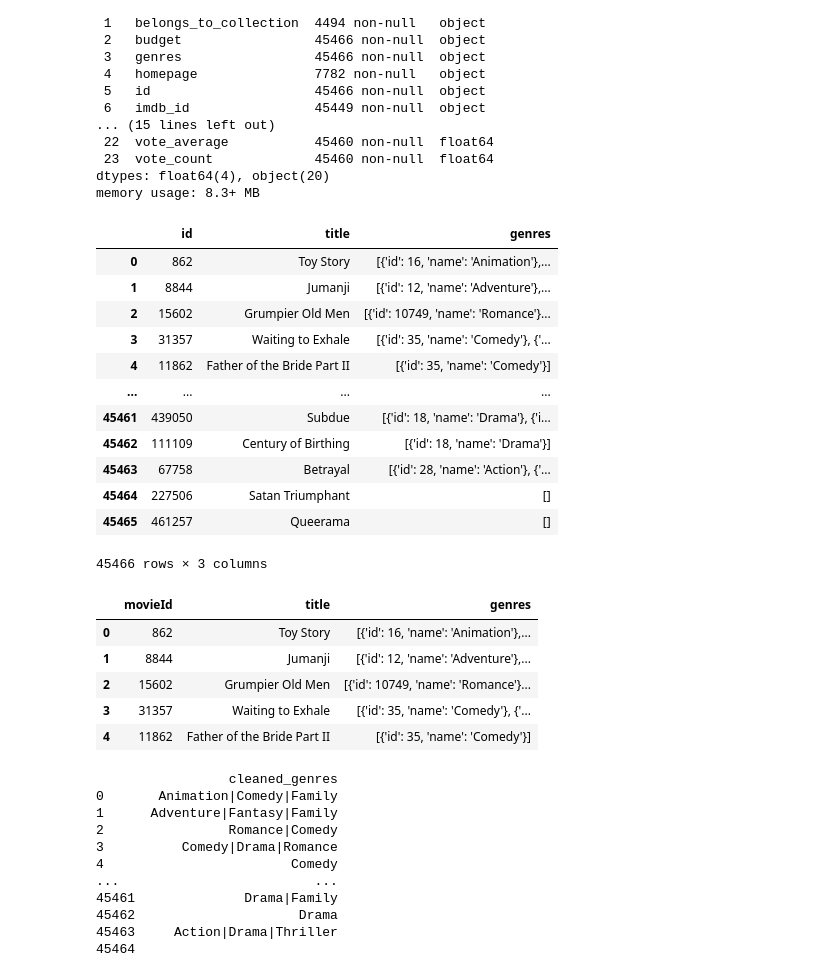
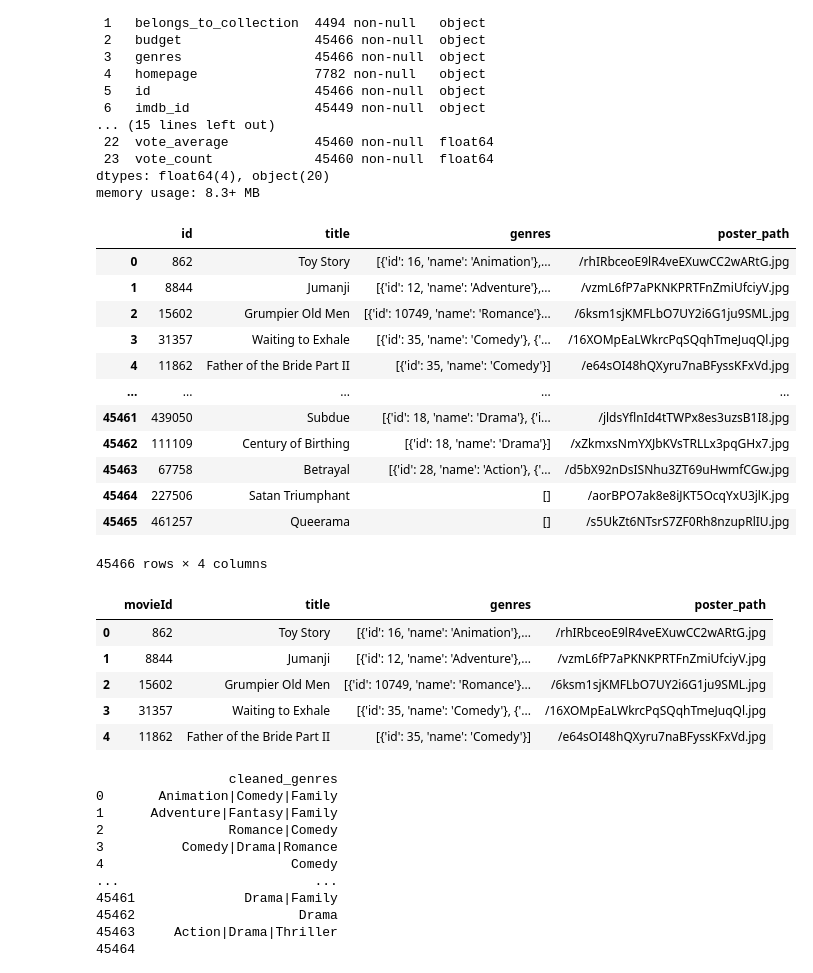
Before and after one commit to a-dhil/movie-recommendation, a Jupyter notebook: movies_clean.ipynb, the cells around one changed output. Drawn from its saved outputs; the diff is of its cells as text; code cells hidden in the pictures.

Commit message:
poster link added

```diff
--- a/movies_clean.ipynb
+++ b/movies_clean.ipynb
@@ -38,34 +39,34 @@ Data columns (total 24 columns):
 dtypes: float64(4), object(20)
 memory usage: 8.3+ MB
 # %%
-reduced_movies_df = movies_df.loc[:, ["id","title","genres"]]
+reduced_movies_df = movies_df.loc[:, ["id","title","genres","poster_path"]]
 reduced_movies_df
 # %% [output]
-|  | id | title | genres |
-| 0 | 862 | Toy Story | [{'id': 16, 'name': 'Animation'},... |
-| 1 | 8844 | Jumanji | [{'id': 12, 'name': 'Adventure'},... |
-| 2 | 15602 | Grumpier Old Men | [{'id': 10749, 'name': 'Romance'}... |
-| 3 | 31357 | Waiting to Exhale | [{'id': 35, 'name': 'Comedy'}, {'... |
-| 4 | 11862 | Father of the Bride Part II | [{'id': 35, 'name': 'Comedy'}] |
-| ... | ... | ... | ... |
-| 45461 | 439050 | Subdue | [{'id': 18, 'name': 'Drama'}, {'i... |
-| 45462 | 111109 | Century of Birthing | [{'id': 18, 'name': 'Drama'}] |
-| 45463 | 67758 | Betrayal | [{'id': 28, 'name': 'Action'}, {'... |
-| 45464 | 227506 | Satan Triumphant | [] |
-| 45465 | 461257 | Queerama | [] |
+|  | id | title | genres | poster_path |
+| 0 | 862 | Toy Story | [{'id': 16, 'name': 'Animation'},... | /rhIRbceoE9lR4veEXuwCC2wARtG.jpg |
+| 1 | 8844 | Jumanji | [{'id': 12, 'name': 'Adventure'},... | /vzmL6fP7aPKNKPRTFnZmiUfciyV.jpg |
+| 2 | 15602 | Grumpier Old Men | [{'id': 10749, 'name': 'Romance'}... | /6ksm1sjKMFLbO7UY2i6G1ju9SML.jpg |
+| 3 | 31357 | Waiting to Exhale | [{'id': 35, 'name': 'Comedy'}, {'... | /16XOMpEaLWkrcPqSQqhTmeJuqQl.jpg |
+| 4 | 11862 | Father of the Bride Part II | [{'id': 35, 'name': 'Comedy'}] | /e64sOI48hQXyru7naBFyssKFxVd.jpg |
+| ... | ... | ... | ... | ... |
+| 45461 | 439050 | Subdue | [{'id': 18, 'name': 'Drama'}, {'i... | /jldsYflnId4tTWPx8es3uzsB1I8.jpg |
+| 45462 | 111109 | Century of Birthing | [{'id': 18, 'name': 'Drama'}] | /xZkmxsNmYXJbKVsTRLLx3pqGHx7.jpg |
+| 45463 | 67758 | Betrayal | [{'id': 28, 'name': 'Action'}, {'... | /d5bX92nDsISNhu3ZT69uHwmfCGw.jpg |
+| 45464 | 227506 | Satan Triumphant | [] | /aorBPO7ak8e8iJKT5OcqYxU3jlK.jpg |
+| 45465 | 461257 | Queerama | [] | /s5UkZt6NTsrS7ZF0Rh8nzupRlIU.jpg |
-45466 rows × 3 columns
+45466 rows × 4 columns
 # %%
 
 reduced_movies_df = reduced_movies_df.rename(columns={"id": "movieId"
                                                 })
 reduced_movies_df.head()
 # %% [output]
-|  | movieId | title | genres |
-| 0 | 862 | Toy Story | [{'id': 16, 'name': 'Animation'},... |
-| 1 | 8844 | Jumanji | [{'id': 12, 'name': 'Adventure'},... |
-| 2 | 15602 | Grumpier Old Men | [{'id': 10749, 'name': 'Romance'}... |
-| 3 | 31357 | Waiting to Exhale | [{'id': 35, 'name': 'Comedy'}, {'... |
-| 4 | 11862 | Father of the Bride Part II | [{'id': 35, 'name': 'Comedy'}] |
+|  | movieId | title | genres | poster_path |
+| 0 | 862 | Toy Story | [{'id': 16, 'name': 'Animation'},... | /rhIRbceoE9lR4veEXuwCC2wARtG.jpg |
+| 1 | 8844 | Jumanji | [{'id': 12, 'name': 'Adventure'},... | /vzmL6fP7aPKNKPRTFnZmiUfciyV.jpg |
+| 2 | 15602 | Grumpier Old Men | [{'id': 10749, 'name': 'Romance'}... | /6ksm1sjKMFLbO7UY2i6G1ju9SML.jpg |
+| 3 | 31357 | Waiting to Exhale | [{'id': 35, 'name': 'Comedy'}, {'... | /16XOMpEaLWkrcPqSQqhTmeJuqQl.jpg |
+| 4 | 11862 | Father of the Bride Part II | [{'id': 35, 'name': 'Comedy'}] | /e64sOI48hQXyru7naBFyssKFxVd.jpg |
 # %%
 # Define a function to clean the genre column
 def clean_genre(genre_string):
```
Also changed, not shown: parts of 5 cells of this notebook, 4 other files.
